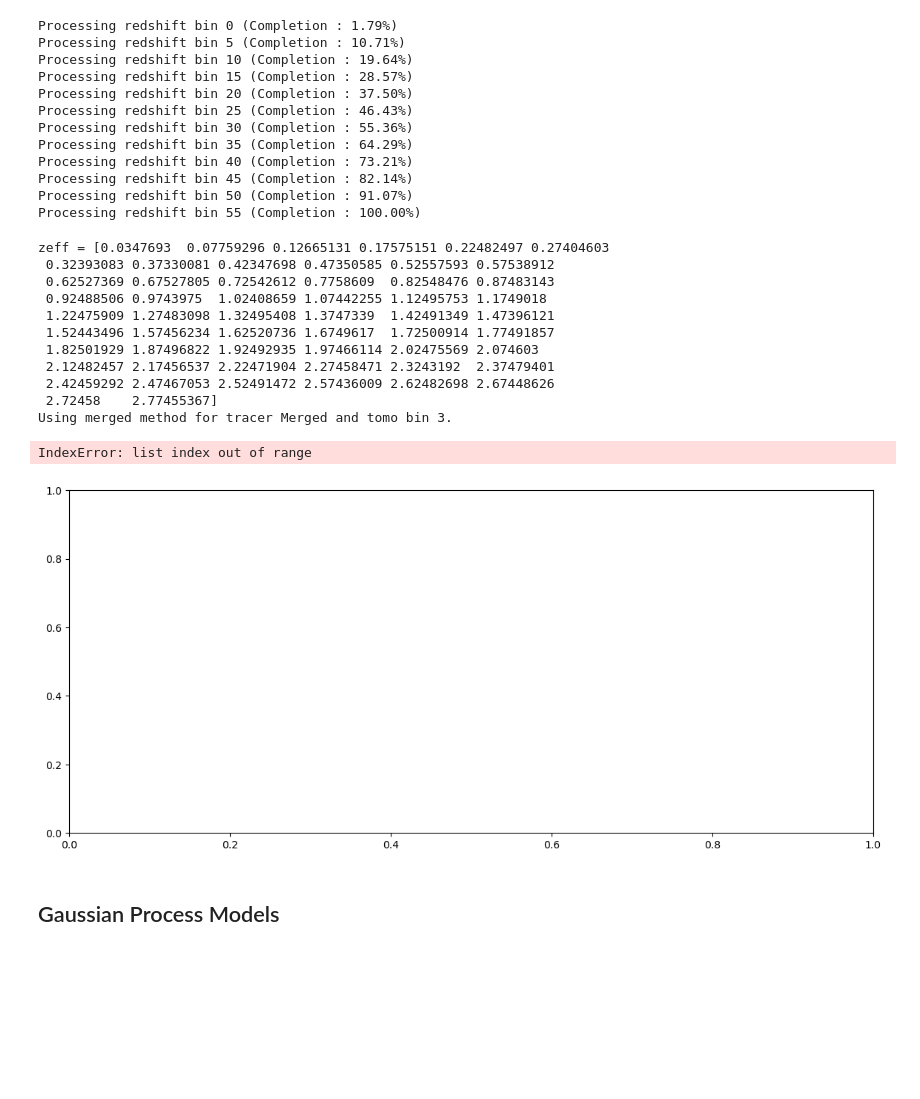
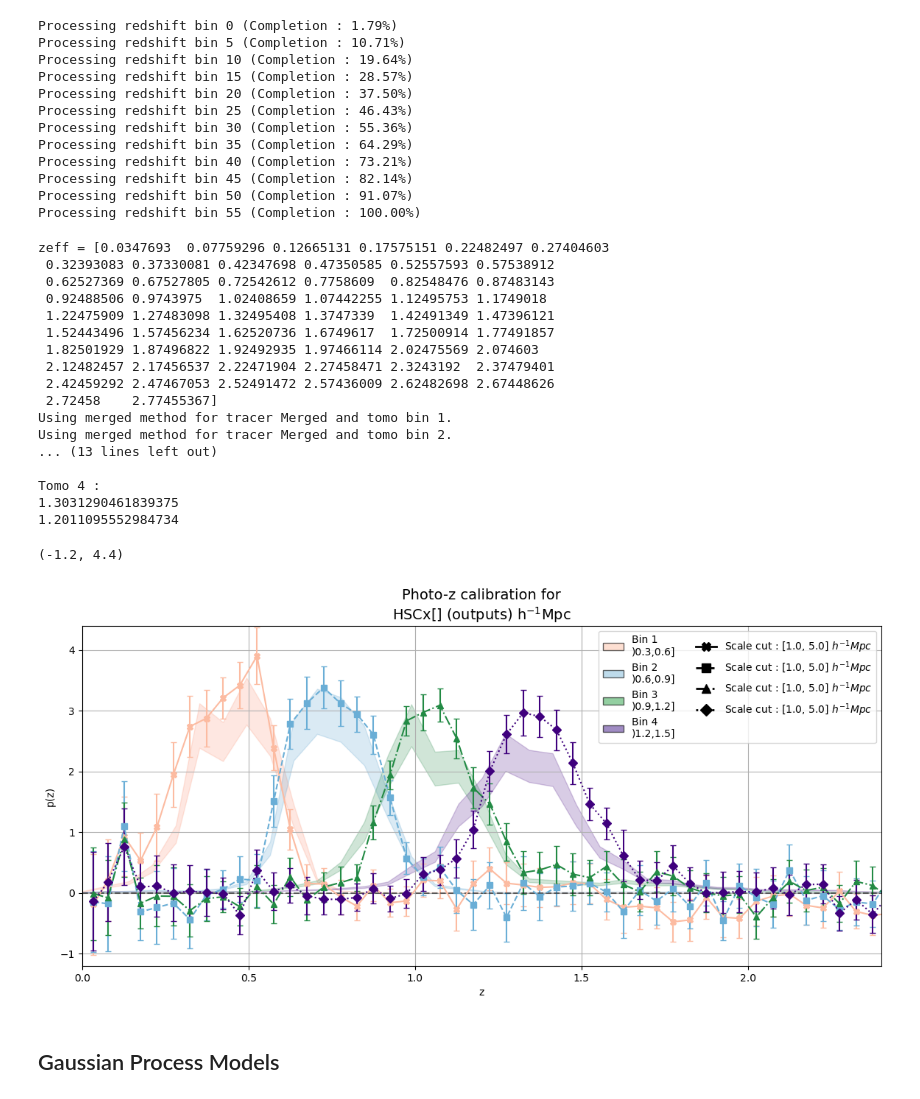
Before and after one commit to JeanCHDJdev/desi-y3-hsc, a Jupyter notebook: src/statistics/merged_results.ipynb, the cells around one changed output. Saved outputs shown, nothing was run; the diff lists cells and outputs as text; code cells hidden in the pictures; blank space fills up the shorter version.

```diff
--- a/src/statistics/merged_results.ipynb
+++ b/src/statistics/merged_results.ipynb
@@ -80,5 +79,5 @@ sigmaj_corr = 1 # temporary
 # %%
-stem = 'v12_correction'
+stem = 'v10'
 path_dictionary = {
     'HSC' : ROOT / 'v12_correction' / f'autos_HSC', # with no wpp correction, is unused
     'DESI_NGC' : ROOT / stem / f'autos_NGC',
@@ -190,7 +183,7 @@ meas = inference.full_npz_tomo(
     path_dictionary=path_dictionary,
     scale_cuts=[1, 5],
     tracer='Merged',
-    tomo_bin=2,
+    tomo_bin=3,
     verbose=True,
     rebin=1
 )
@@ -267,7 +260,7 @@ array([0.02, 0.06, 0.1 , 0.14, 0.18, 0.22, 0.26, 0.3 , 0.34, 0.38, 0.42,
 # %%
 stds = []
 viridis = plt.get_cmap('viridis')
-tomo_bin = [1.7, 1.8]
+tomo_bin = [0, 1.2]
 zval = (zbins[1:] + zbins[:-1])/2
 dz = 0.1
 tomo_vals = np.arange(0, zval.max() + dz, dz)
@@ -301,11 +294,12 @@ for num, i in enumerate(plotted_indices):
         color=viridis(num/len(plotted_indices)),
         #label=f'{stds[i]:.2f}',
     )
-plt.xlim(0.8, 2.2)
+plt.xlim(0., 1.2)
+plt.ylim(-1.5, 6)
 plt.grid()
 plt.xlabel('z', fontsize=16)
 plt.ylabel('p(z)', fontsize=16)
-plt.legend()
+plt.legend(loc='upper left', fontsize=8, title='Tomo bins')
 plt.title('PDF Estimate for each minor bin')
 plt.axhline(0, color='k', linestyle='--')
 # %% [output]
@@ -583,7 +572,7 @@ fig, ax = plt.subplots(figsize=(14, 6))
 
 scale_cut = [1, 5]  # scale cuts for the analysis
 
-tomo_interest = [3]  # tomographic bins of interest
+tomo_interest = [1,2,3,4]  # tomographic bins of interest
 title = 'Photo-z calibration for\nHSCx['
 zbins = inference._get_fine_redshift_bins(fr=cf.CorrFileReader(path_dictionary["DESI_NGC"]))
 redshifts = np.load('zeff/desi_z_clustering_catalogs.npy')
@@ -676,36 +665,42 @@ for i, (marker, linestyle, tracer) in enumerate(zip(markers, linestyles, tracers
 
 ax.legend(
     handles=legend_elements,
     loc='upper right',
     ncol=2,
     fontsize=10,
 )
 
 for i in range(len(nz)):
     print(f'Tomo {i+1} :')
     assert len(nz[i]) == len(zval), f'Length mismatch for tomo {i+1}'
     print(f'{simpson(np.multiply(mids, dnnz_list[i]), x=mids)}')
     print(f'{simpson(np.multiply(nz[i], zval), x=zval)}\n')
 
 ax.axhline(0, color='black', linestyle='--', alpha=0.5)
 ax.grid()
 ax.set_title(title, fontsize=14)
 ax.set_xlim(0, 2.4)
 ax.set_ylim(-1.2, 4.4)
 # %% [output]
 zeff = [0.0347693  0.07759296 0.12665131 0.17575151 0.22482497 0.27404603
  0.32393083 0.37330081 0.42347698 0.47350585 0.52557593 0.57538912
  0.62527369 0.67527805 0.72542612 0.7758609  0.82548476 0.87483143
  0.92488506 0.9743975  1.02408659 1.07442255 1.12495753 1.1749018
  1.22475909 1.27483098 1.32495408 1.3747339  1.42491349 1.47396121
  1.52443496 1.57456234 1.62520736 1.6749617  1.72500914 1.77491857
  1.82501929 1.87496822 1.92492935 1.97466114 2.02475569 2.074603
  2.12482457 2.17456537 2.22471904 2.27458471 2.3243192  2.37479401
  2.42459292 2.47467053 2.52491472 2.57436009 2.62482698 2.67448626
  2.72458    2.77455367]
-Using merged method for tracer Merged and tomo bin 3.
+Using merged method for tracer Merged and tomo bin 1.
+Using merged method for tracer Merged and tomo bin 2.
+... (13 lines left out)
+
+Tomo 4 :
+1.3031290461839375
+1.2011095552984734
-IndexError: list index out of range
+(-1.2, 4.4)
-[figure, old version]
+[figure, new version]
 # %% [markdown]
 ## Gaussian Process Models
 # %%
```
Also changed, not shown: parts of 15 cells of this notebook, 8 other files.
